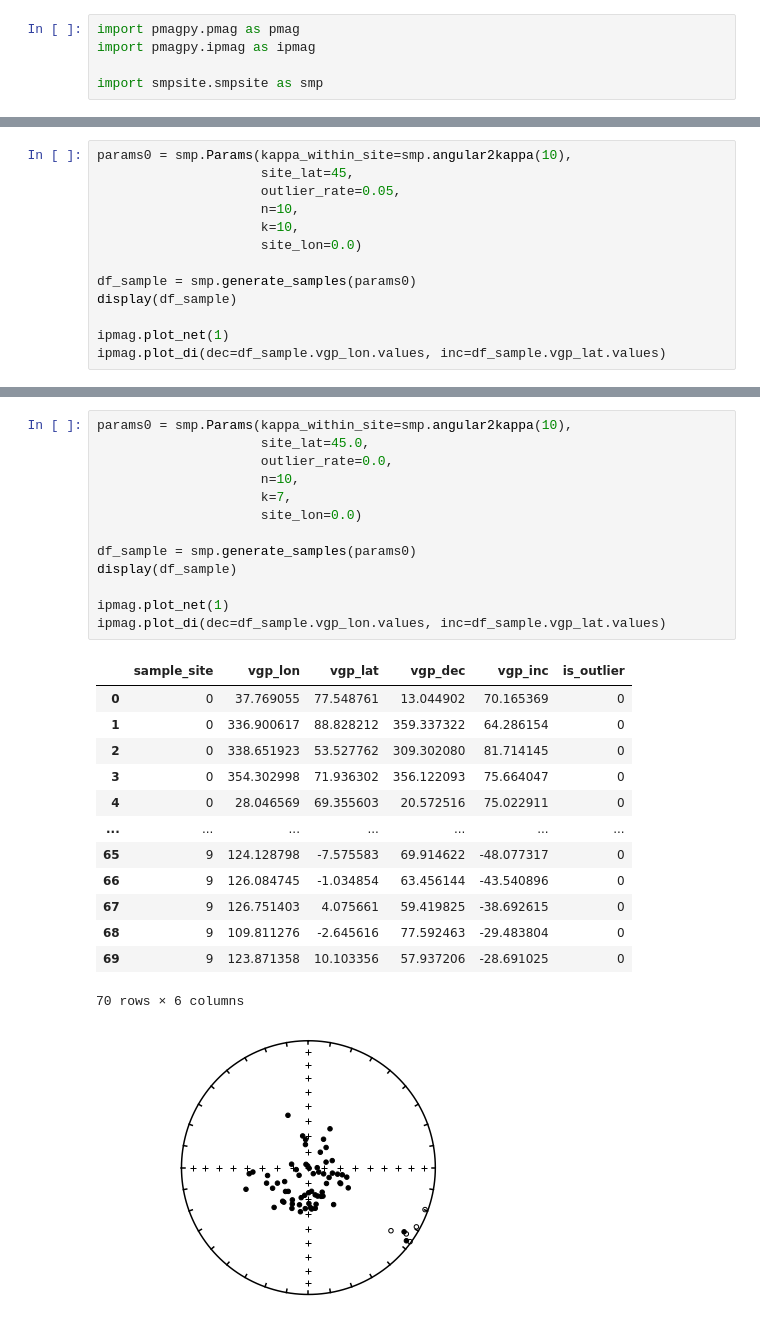
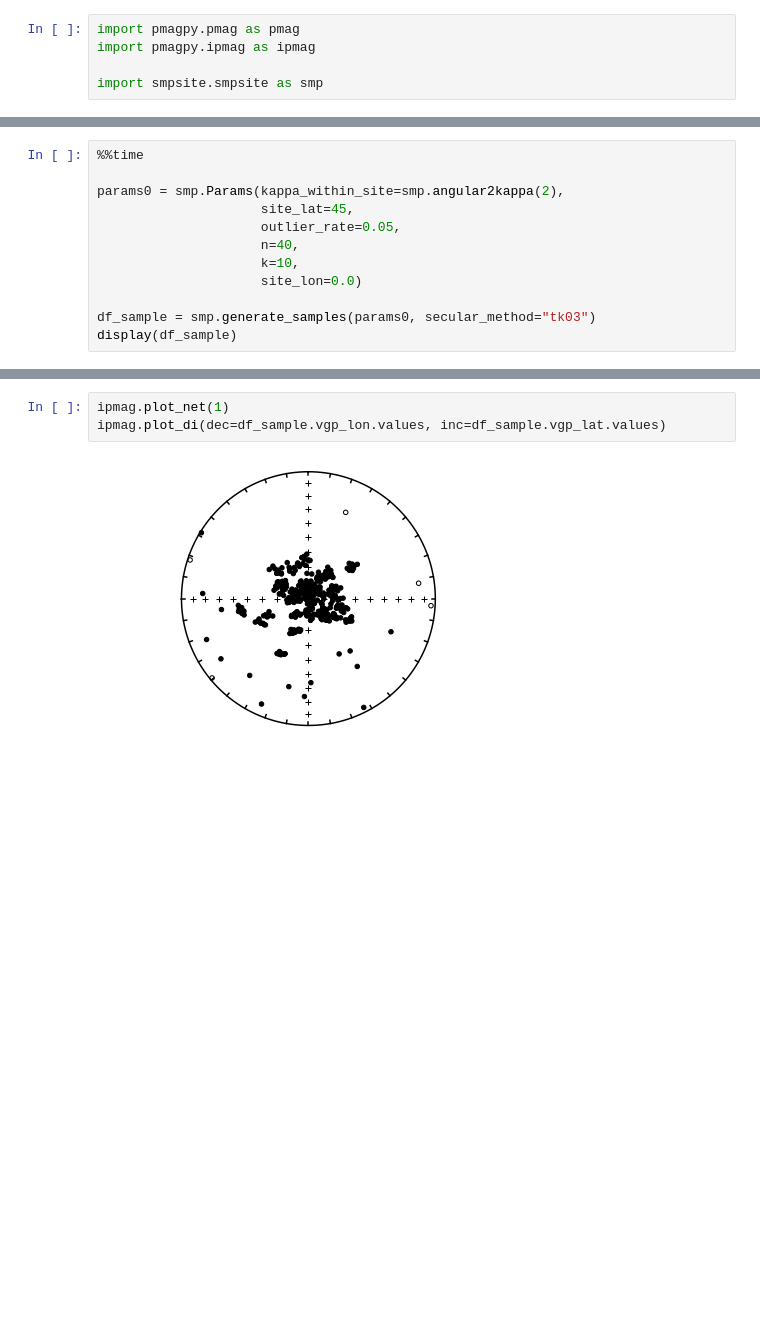
Before and after one commit to PolarWandering/PaleoSampling, a Jupyter notebook: Sampling_example.ipynb, the cells around one changed output, grey strips where cells are left out. Cells and saved outputs as stored; diff of their text form; blank space fills up the shorter version.

```diff
--- a/Sampling_example.ipynb
+++ b/Sampling_example.ipynb
@@ -11,15 +14,14 @@ import smpsite.smpsite as smp
 # %%
-params0 = smp.Params(kappa_within_site=smp.angular2kappa(10),
+%%time
+
+params0 = smp.Params(kappa_within_site=smp.angular2kappa(2),
                      site_lat=45,
                      outlier_rate=0.05,
-                     n=10,
+                     n=40,
                      k=10,
                      site_lon=0.0)
 
-df_sample = smp.generate_samples(params0)
+df_sample = smp.generate_samples(params0, secular_method="tk03")
 display(df_sample)
-
-ipmag.plot_net(1)
-ipmag.plot_di(dec=df_sample.vgp_lon.values, inc=df_sample.vgp_lat.values)
 # %% [output]
 |  | sample_site | vgp_lon | vgp_lat | vgp_dec | vgp_inc | is_outlier |
@@ -39,28 +42,5 @@ ipmag.plot_di(dec=df_sample.vgp_lon.values, inc=df_sample.vgp_lat.values)
 # %%
-params0 = smp.Params(kappa_within_site=smp.angular2kappa(10),
-                     site_lat=45.0,
-                     outlier_rate=0.0,
-                     n=10,
-                     k=7,
-                     site_lon=0.0)
-
-df_sample = smp.generate_samples(params0)
-display(df_sample)
-
 ipmag.plot_net(1)
 ipmag.plot_di(dec=df_sample.vgp_lon.values, inc=df_sample.vgp_lat.values)
 # %% [output]
-|  | sample_site | vgp_lon | vgp_lat | vgp_dec | vgp_inc | is_outlier |
-| 0 | 0 | 37.769055 | 77.548761 | 13.044902 | 70.165369 | 0 |
-| 1 | 0 | 336.900617 | 88.828212 | 359.337322 | 64.286154 | 0 |
-| 2 | 0 | 338.651923 | 53.527762 | 309.302080 | 81.714145 | 0 |
-| 3 | 0 | 354.302998 | 71.936302 | 356.122093 | 75.664047 | 0 |
-| 4 | 0 | 28.046569 | 69.355603 | 20.572516 | 75.022911 | 0 |
-| ... | ... | ... | ... | ... | ... | ... |
-| 65 | 9 | 124.128798 | -7.575583 | 69.914622 | -48.077317 | 0 |
-| 66 | 9 | 126.084745 | -1.034854 | 63.456144 | -43.540896 | 0 |
-| 67 | 9 | 126.751403 | 4.075661 | 59.419825 | -38.692615 | 0 |
-| 68 | 9 | 109.811276 | -2.645616 | 77.592463 | -29.483804 | 0 |
-| 69 | 9 | 123.871358 | 10.103356 | 57.937206 | -28.691025 | 0 |
-70 rows × 6 columns
-[figure, old version]
+[figure, new version]
```
Also changed, not shown: parts of 8 cells of this notebook, 3 other files.
